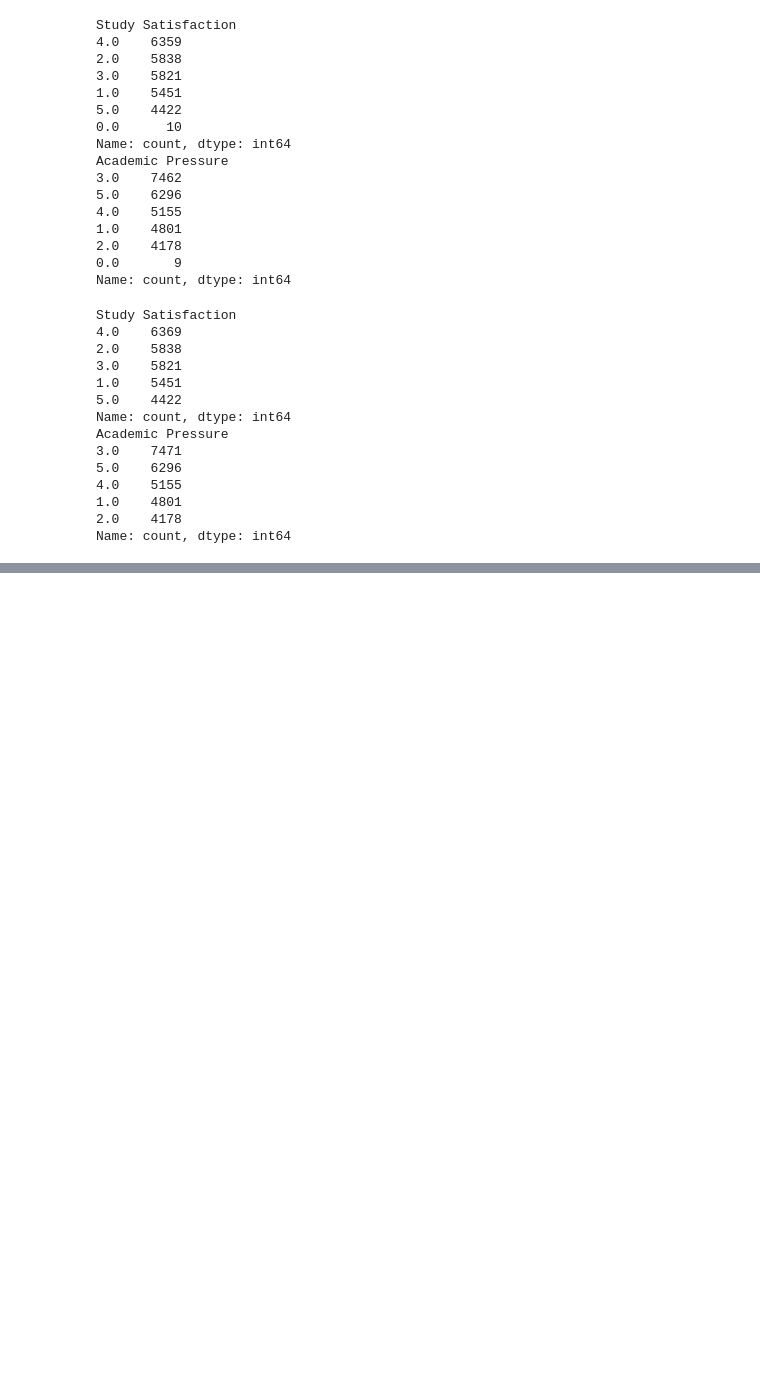
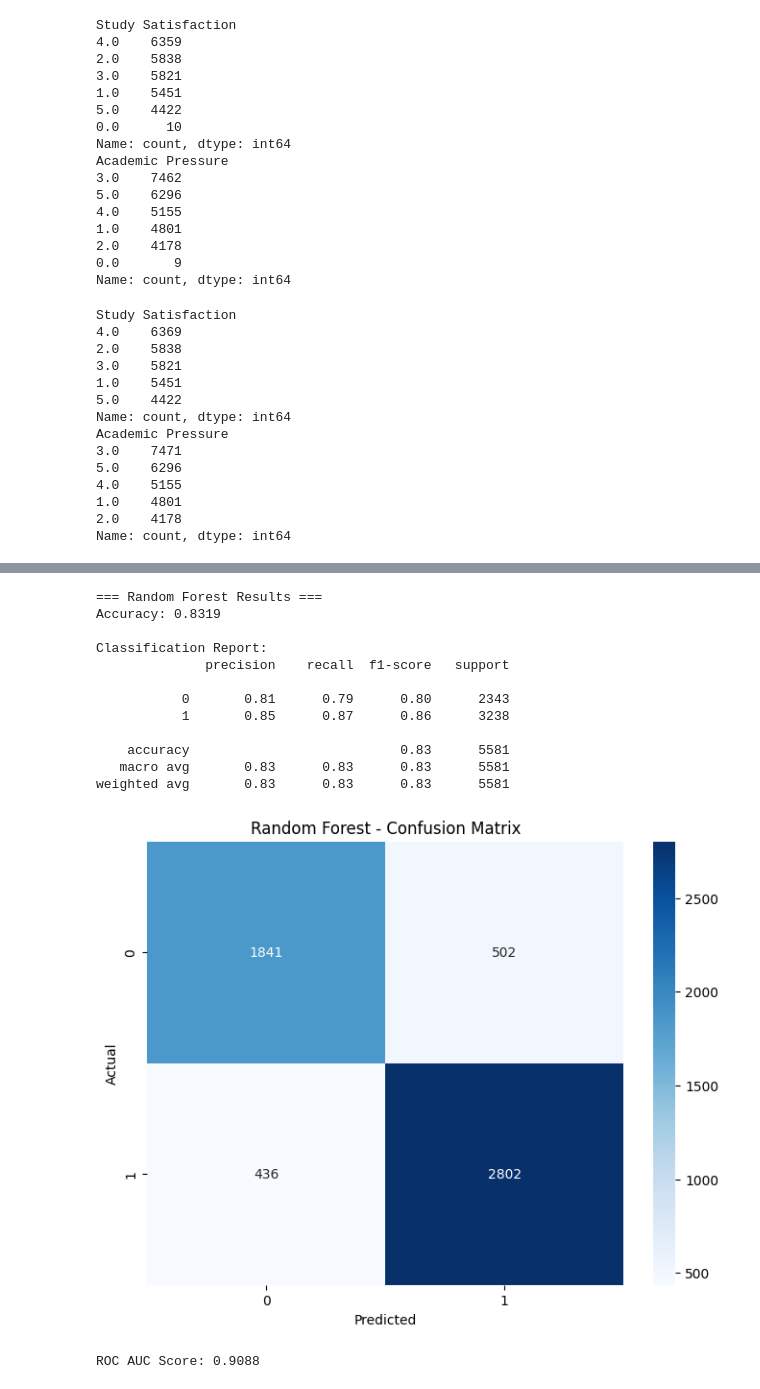
Before and after one commit to arifesat/ML-Student-Depression, a Jupyter notebook: main.ipynb, the cells around one changed output, grey strips where cells are left out. Cells and saved outputs as stored; diff of their text form; code cells hidden in the pictures; blank space fills up the shorter version.

```diff
--- a/main.ipynb
+++ b/main.ipynb
@@ -395,0 +651,8 @@ Name: count, dtype: int64
+# %%
+from sklearn.ensemble import RandomForestClassifier
+
+# Modeli oluştur ve eğit
+# model = RandomForestClassifier(n_estimators=100, random_state=42)
+model = RandomForestClassifier(n_estimators=100, min_samples_split=10, min_samples_leaf=4, random_state=42)
+
+model.fit(X_train, y_train)
@@ -395,0 +691,5 @@ Name: count, dtype: int64
+# %%
+from xgboost import XGBClassifier
+
+model = XGBClassifier(n_estimators=100, max_depth=6, learning_rate=0.1, random_state=42)
+model.fit(X_train, y_train)
@@ -395,0 +818,55 @@ Name: count, dtype: int64
+# %%
+from sklearn.metrics import classification_report, confusion_matrix, roc_auc_score
+from sklearn.model_selection import cross_val_score
+import matplotlib.pyplot as plt
+import seaborn as sns
+
+def evaluate_model(model, X_test, y_test, y_pred, model_name):
+    """Comprehensive model evaluation"""
+
+    # Accuracy
+    accuracy = accuracy_score(y_test, y_pred)
+
+    # Classification Report
+    print(f"\n=== {model_name} Results ===")
+    print(f"Accuracy: {accuracy:.4f}")
+    print("\nClassification Report:")
+    print(classification_report(y_test, y_pred))
+
+    # Confusion Matrix
+    plt.figure(figsize=(8, 6))
+    cm = confusion_matrix(y_test, y_pred)
+    sns.heatmap(cm, annot=True, fmt='d', cmap='Blues')
+    plt.title(f'{model_name} - Confusion Matrix')
+    plt.ylabel('Actual')
+    plt.xlabel('Predicted')
+    plt.show()
+
+    # ROC AUC if possible
+    try:
+        if hasattr(model, 'predict_proba'):
+            y_proba = model.predict_proba(X_test)[:, 1]
+            auc_score = roc_auc_score(y_test, y_proba)
+            print(f"ROC AUC Score: {auc_score:.4f}")
+    except:
+        pass
+
+    return accuracy
+
+# Evaluate your current models
+rf_accuracy = evaluate_model(model, X_test, y_test, model.predict(X_test), "Random Forest")
+# %% [output]
+=== Random Forest Results ===
+Accuracy: 0.8319
+
+Classification Report:
+              precision    recall  f1-score   support
+
+           0       0.81      0.79      0.80      2343
+           1       0.85      0.87      0.86      3238
+
+    accuracy                           0.83      5581
+   macro avg       0.83      0.83      0.83      5581
+weighted avg       0.83      0.83      0.83      5581
+[figure, added]
+ROC AUC Score: 0.9088
```
Also changed, not shown: parts of 59 cells of this notebook, 4 other files.
